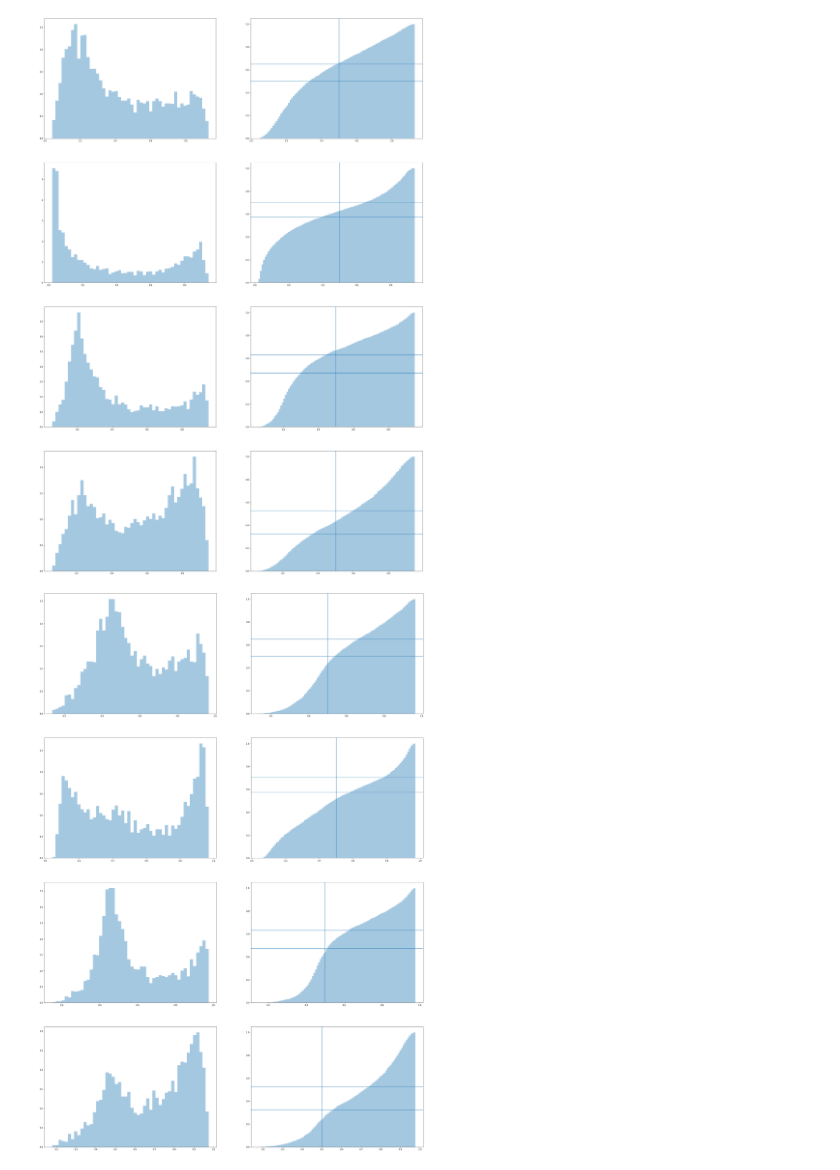
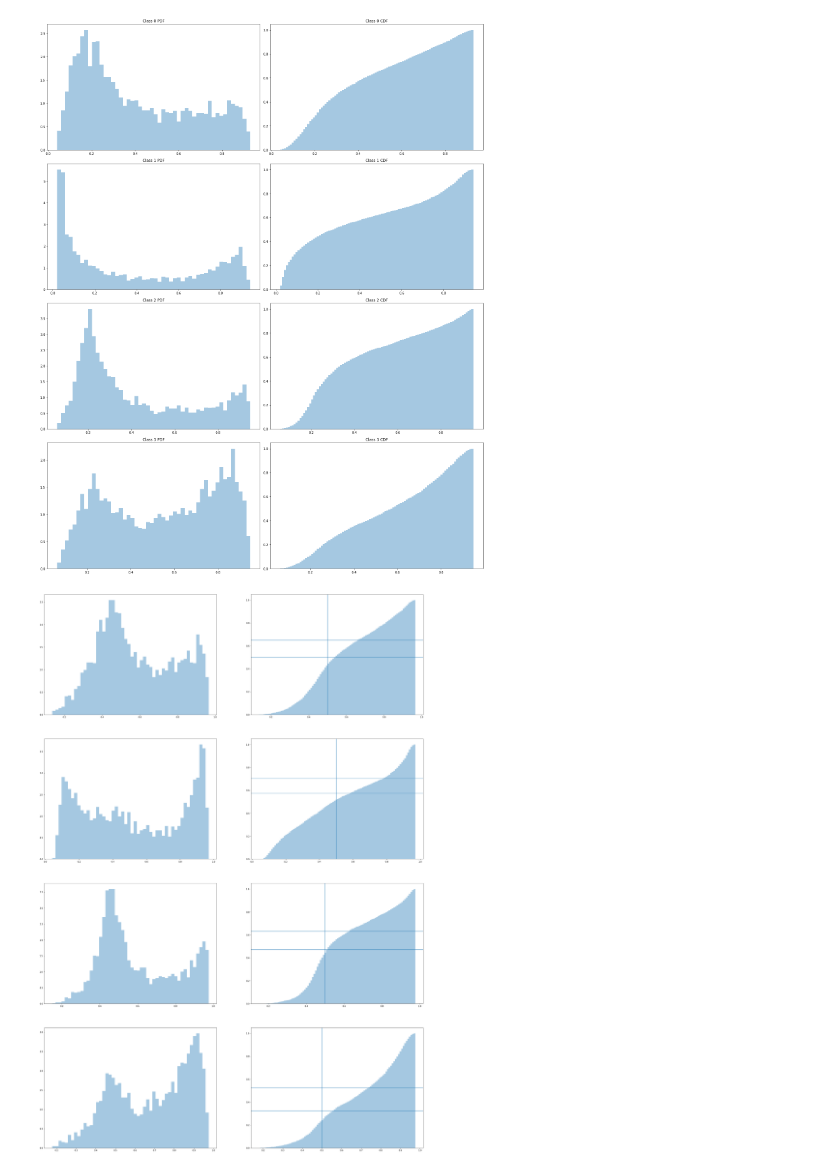
Before and after one commit to khornlund/understanding-cloud-organization, a Jupyter notebook: notebook/visualise-analysis.ipynb, the cells around one changed output. Saved outputs shown, nothing was run; the diff lists cells and outputs as text; code cells hidden in the pictures.

```diff
--- a/notebook/visualise-analysis.ipynb
+++ b/notebook/visualise-analysis.ipynb
@@ -13,19 +13,21 @@ with h5py.File(ana_filename, 'r') as h5:
     top10000 = h5['top_10000'][:]
     top50000 = h5['top_50000'][:]
 # %%
-fig, axs = plt.subplots(4, 2, figsize=(32, 48))
+fig, axs = plt.subplots(4, 2, figsize=(20, 25))
 approx_dist = [0.501, 0.426, 0.530, 0.676]
 kwargs = {'cumulative': True}
 for c in range(4):
     for data in reversed([top1]):
         sns.distplot(data[:, c], bins=50, kde=False, norm_hist=True, ax=axs[c, 0])
         sns.distplot(data[:, c], bins=100, kde=False, norm_hist=True, ax=axs[c, 1], hist_kws=kwargs, kde_kws=kwargs)
-        axs[c, 1].axhline(y=1 - approx_dist[c])
-        axs[c, 1].axhline(y=1 - approx_dist[c] * 0.7)
-        axs[c, 1].axvline(x=0.5)
+        axs[c, 0].set_title(f'Class {c} PDF')
+        axs[c, 1].set_title(f'Class {c} CDF')
+# fig.suptitle('Average Segmentation Top 1 Prediction Distribution')
+fig.tight_layout()
 plt.show()
+fig.savefig('../resources/average-prediction-distribution.png')
 # %% [output]
-[figure, old version]
+[figure, new version]
 # %%
 pseudo_dir = Path('../data/pseudo')
 ana_filename = pseudo_dir / 'analysis-seg-predictions.h5'
```
Also changed, not shown: 3 other files.
